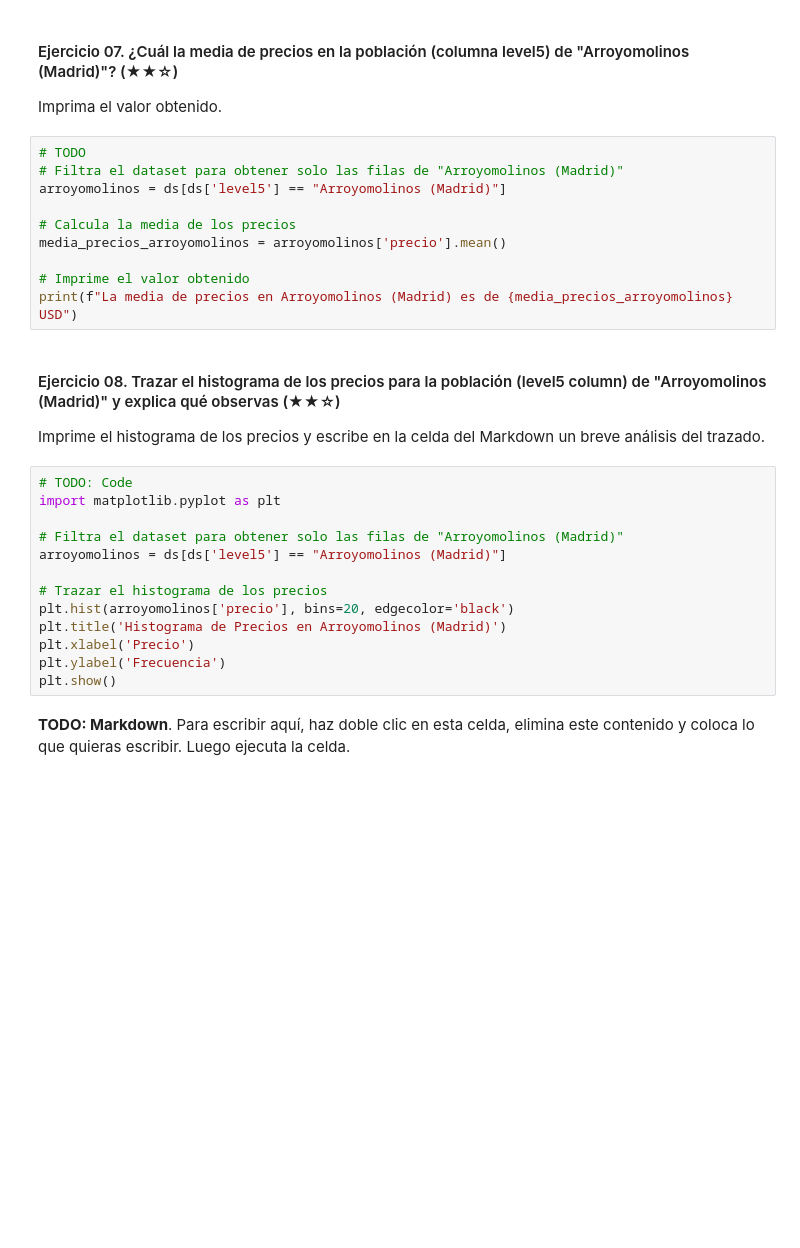
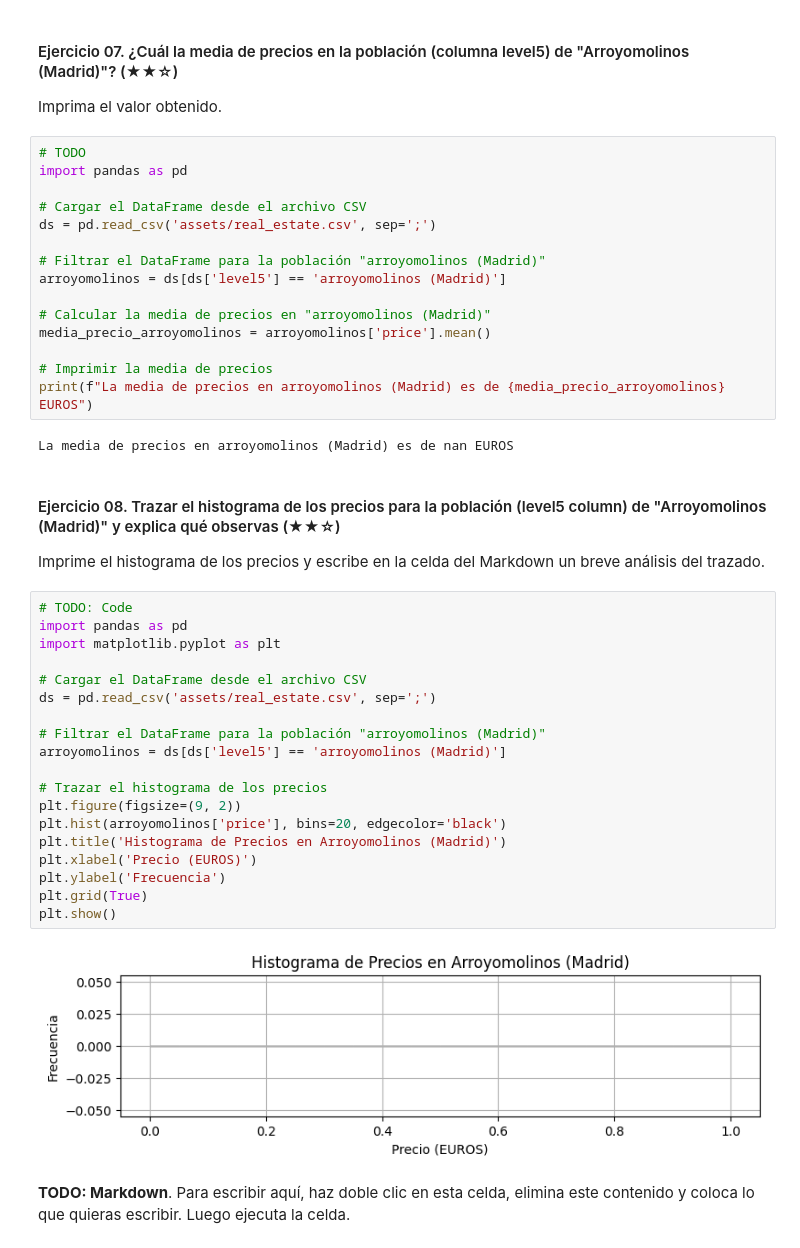
Before and after one commit to 4GeeksAcademy/0-PILAR-PREWORK, a Jupyter notebook: ejercicioPILARH-project.es.ipynb, the cells around one changed output. Saved outputs shown, nothing was run; the diff lists cells and outputs as text; blank space fills up the shorter version.

```diff
--- a/ejercicioPILARH-project.es.ipynb
+++ b/ejercicioPILARH-project.es.ipynb
@@ -133,31 +201,46 @@ print(f"Dimensiones después de eliminar NAs: {dimensiones_sin_na}")
 Imprima el valor obtenido.
 # %%
 # TODO
-# Filtra el dataset para obtener solo las filas de "Arroyomolinos (Madrid)"
-arroyomolinos = ds[ds['level5'] == "Arroyomolinos (Madrid)"]
+import pandas as pd
 
-# Calcula la media de los precios
-media_precios_arroyomolinos = arroyomolinos['precio'].mean()
+# Cargar el DataFrame desde el archivo CSV
+ds = pd.read_csv('assets/real_estate.csv', sep=';')
 
-# Imprime el valor obtenido
-print(f"La media de precios en Arroyomolinos (Madrid) es de {media_precios_arroyomolinos} USD")
+# Filtrar el DataFrame para la población "arroyomolinos (Madrid)"
+arroyomolinos = ds[ds['level5'] == 'arroyomolinos (Madrid)']
+
+# Calcular la media de precios en "arroyomolinos (Madrid)"
+media_precio_arroyomolinos = arroyomolinos['price'].mean()
+
+# Imprimir la media de precios
+print(f"La media de precios en arroyomolinos (Madrid) es de {media_precio_arroyomolinos} EUROS")
+# %% [output]
+La media de precios en arroyomolinos (Madrid) es de nan EUROS
 # %% [markdown]
 #### Ejercicio 08. Trazar el histograma de los precios para la población (level5 column) de "Arroyomolinos (Madrid)" y explica qué observas (★★☆)
 
 Imprime el histograma de los precios y escribe en la celda del Markdown un breve análisis del trazado.
 # %%
 # TODO: Code
+import pandas as pd
 import matplotlib.pyplot as plt
 
-# Filtra el dataset para obtener solo las filas de "Arroyomolinos (Madrid)"
-arroyomolinos = ds[ds['level5'] == "Arroyomolinos (Madrid)"]
+# Cargar el DataFrame desde el archivo CSV
+ds = pd.read_csv('assets/real_estate.csv', sep=';')
+
+# Filtrar el DataFrame para la población "arroyomolinos (Madrid)"
+arroyomolinos = ds[ds['level5'] == 'arroyomolinos (Madrid)']
 
 # Trazar el histograma de los precios
-plt.hist(arroyomolinos['precio'], bins=20, edgecolor='black')
+plt.figure(figsize=(9, 2))
+plt.hist(arroyomolinos['price'], bins=20, edgecolor='black')
 plt.title('Histograma de Precios en Arroyomolinos (Madrid)')
-plt.xlabel('Precio')
+plt.xlabel('Precio (EUROS)')
 plt.ylabel('Frecuencia')
+plt.grid(True)
 plt.show()
+# %% [output]
+[figure, added]
 # %% [markdown]
 **TODO: Markdown**. Para escribir aquí, haz doble clic en esta celda, elimina este contenido y coloca lo que quieras escribir. Luego ejecuta la celda.
 # %% [markdown]
```
Also changed, not shown: parts of 23 cells of this notebook, 2 other files.
